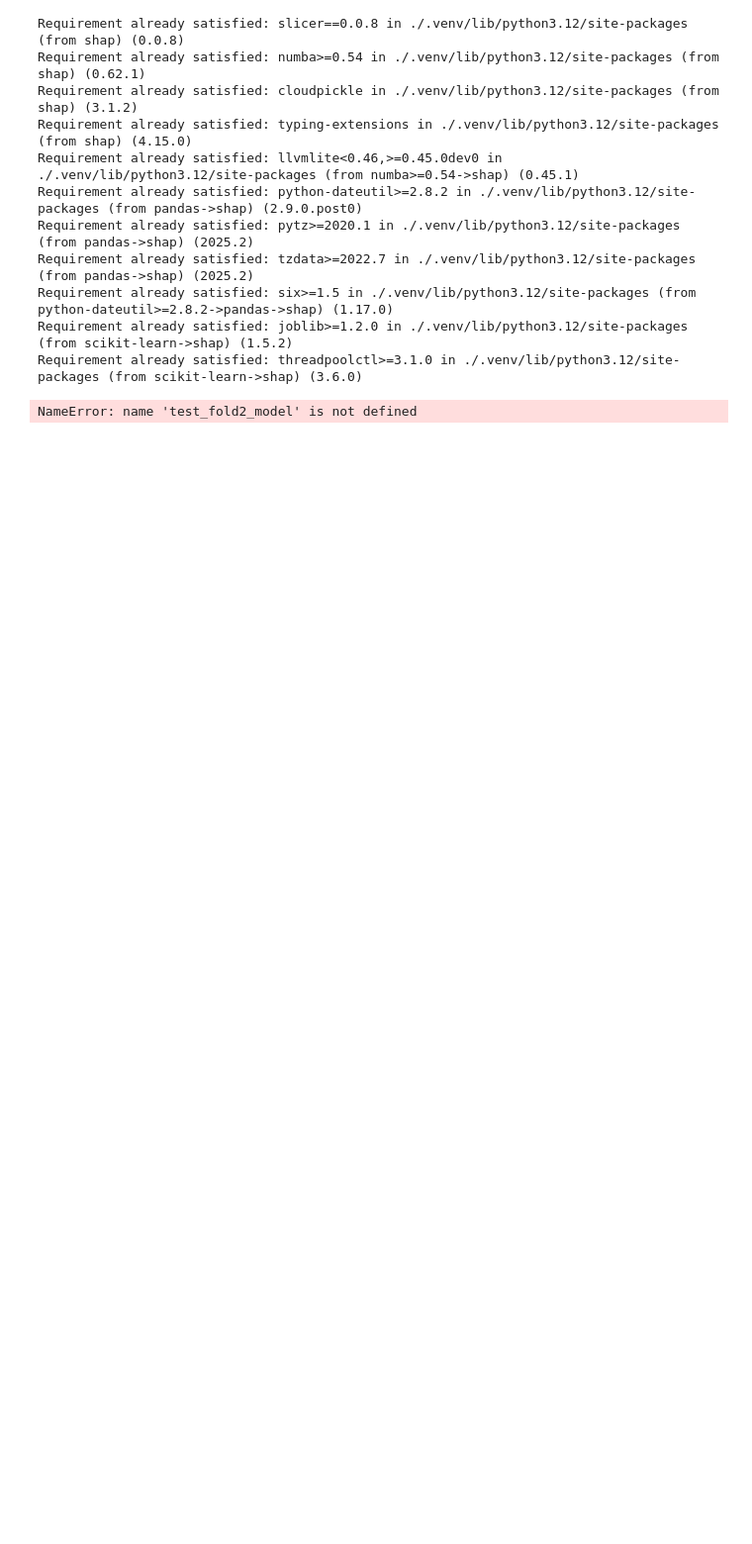
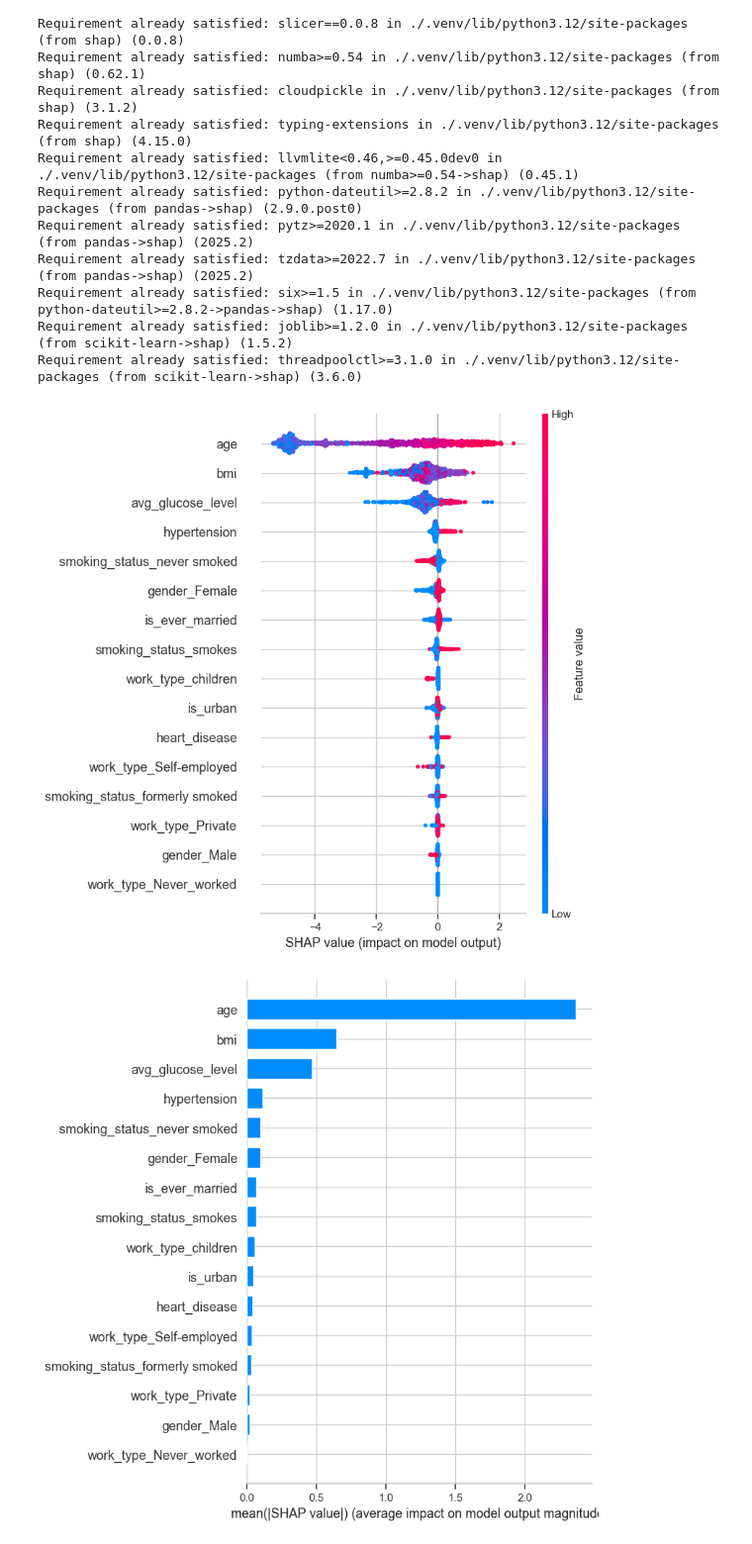
Before and after one commit to nikimehri/Reproducible_and_ResponsibleAI, a Jupyter notebook: BMEN_619_Assignment_2.ipynb, the cells around one changed output. Shown at 99% size. Drawn from its saved outputs; the diff is of its cells as text; code cells hidden in the pictures; blank space fills up the shorter version.

Commit message:
fixed shap explainer

```diff
--- a/BMEN_619_Assignment_2.ipynb
+++ b/BMEN_619_Assignment_2.ipynb
@@ -494,3 +493,0 @@ ROC-AUC  : 0.962 ± 0.000
-# %%
-fold2_modelT = joblib.load("fold_2_models.pkl")
-print(f"{fold2_modelT} loaded successfully!")
@@ -526,7 +494,7 @@ ROC AUC: 0.972
 # %%
 #trying a different fold model here -XGBoost
-fold7_modelT = joblib.load("fold_7_models.pkl")
-print(f"{fold7_modelT} loaded successfully!")
+fold8_modelT = joblib.load("fold_8_models.pkl")
+print(f"{fold8_modelT} loaded successfully!")
 # %% [output]
 XGBClassifier(base_score=None, booster=None, callbacks=None,
               colsample_bylevel=None, colsample_bynode=None,
@@ -659,9 +607,10 @@ Requirement already satisfied: six>=1.5 in ./.venv/lib/python3.12/site-packages
 Requirement already satisfied: joblib>=1.2.0 in ./.venv/lib/python3.12/site-packages (from scikit-learn->shap) (1.5.2)
 Requirement already satisfied: threadpoolctl>=3.1.0 in ./.venv/lib/python3.12/site-packages (from scikit-learn->shap) (3.6.0)
 # %%
-explainer = shap.Explainer(test_fold2_model)
+explainer = shap.Explainer(fold8_modelT)
 shap_values = explainer(X_test)
 shap.summary_plot(shap_values, X_test)
 shap.summary_plot(shap_values, X_test, plot_type="bar")
 # %% [output]
-NameError: name 'test_fold2_model' is not defined
+[figure, added]
+[figure, added]
```
Also changed, not shown: parts of 5 cells of this notebook, 1 other file.
